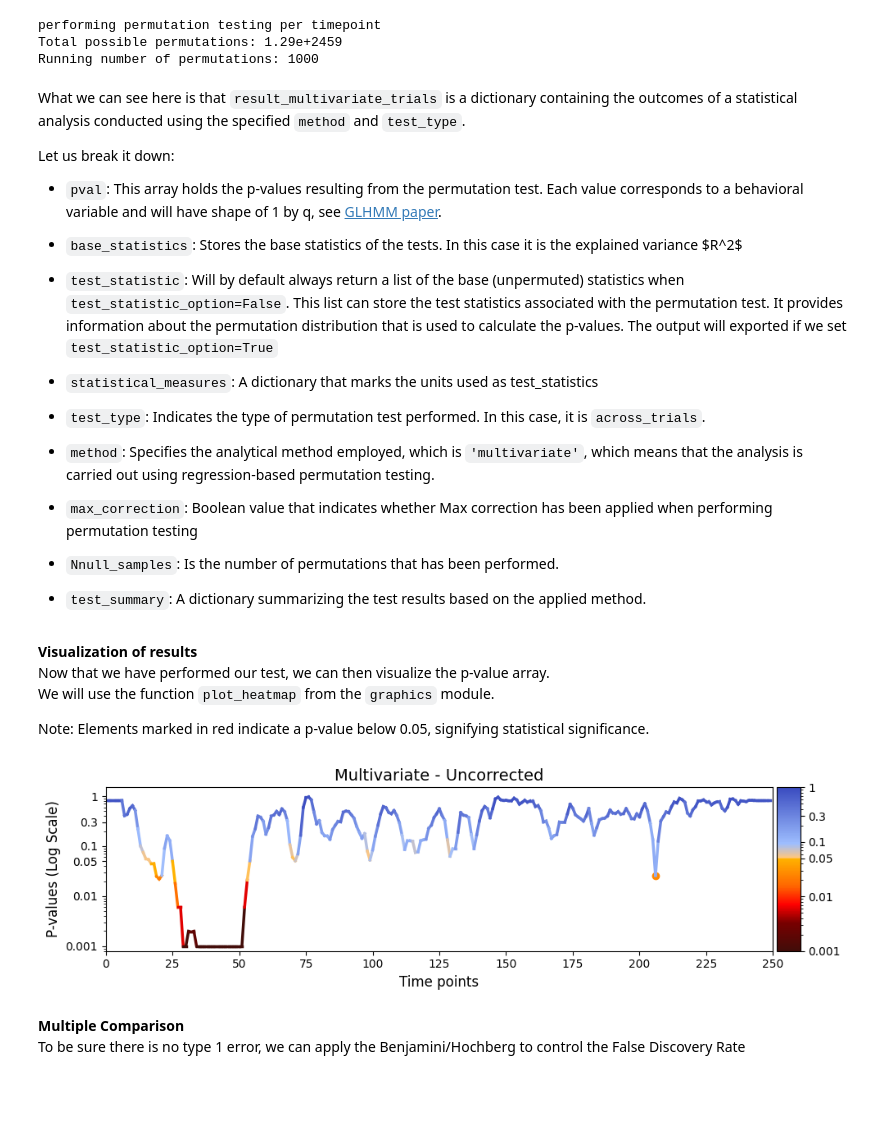
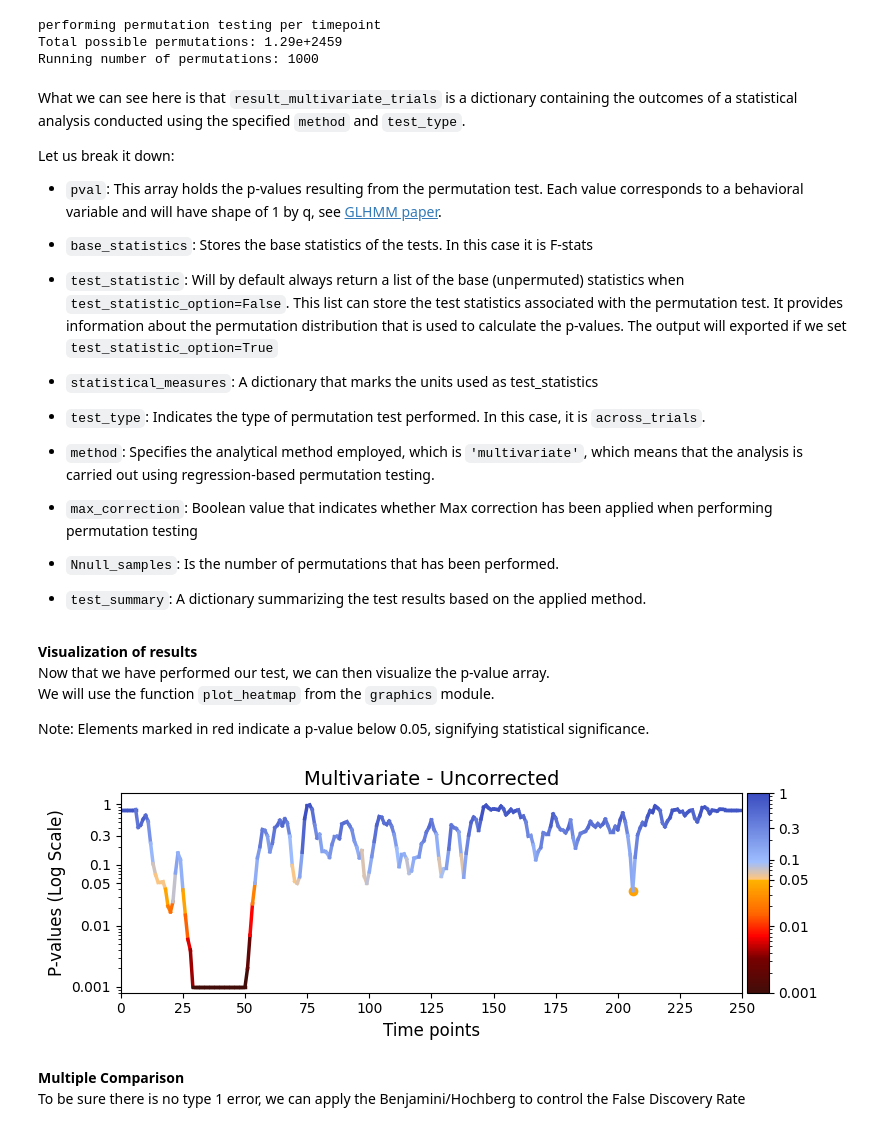
Before and after one commit to vidaurre/glhmm, a Jupyter notebook: docs/notebooks/Testing_across_trials_within_session.ipynb, the cells around one changed output. Saved outputs shown, nothing was run; the diff lists cells and outputs as text; code cells hidden in the pictures; blank space fills up the shorter version.

````diff
--- a/docs/notebooks/Testing_across_trials_within_session.ipynb
+++ b/docs/notebooks/Testing_across_trials_within_session.ipynb
@@ -49,7 +49,7 @@ Let's start by loading the essential data for this tutorial:
 # Get the current directory
 PATH_PARENT = Path.cwd()
 # Path of the location of the data
-PATH_DATA = PATH_PARENT / "data_statistical_testing"
+PATH_DATA = PATH_PARENT / "files" / "data_statistical_testing"
 
 # Load D data
 D_trials = np.load(PATH_DATA/"D_trials.npy")
@@ -166,7 +166,7 @@ print(lag_val)
 **NOTE: It is important to standardise your timeseries and, if necessary, apply other kinds of preprocessing before fitting the model.**\
 This will be done separately for each session/subject as specified in the indices. The data provided here are already close to standardised (so the code below will not do much).
 # %%
-D_con_preproc,_ = preproc.preprocess_data(D_con, idx_con, standardise=True)
+D_con_preproc, _, _ = preproc.preprocess_data(D_con, idx_con, standardise=True)
 # %% [markdown]
 We can now prepare the dataset by using the following function ```preproc.build_data_tde```, so it is ready for the TDE-HMM.\
 The inputs will be the concatenated data (```D_con```), the indices that defines the running period for each trial (```idx_trials```) of the concatenated data, and the lag kernel (```lag_val```) that will run over each trial.
@@ -365,7 +366,7 @@
 Let us break it down:
 * ```pval```: This array holds the p-values resulting from the permutation test. Each value corresponds to a behavioral variable and will have shape of 1 by q, see [GLHMM paper](https://direct.mit.edu/imag/article/doi/10.1162/imag_a_00460/127499/The-Gaussian-Linear-Hidden-Markov-model-a-Python).
 
-* ```base_statistics```: Stores the base statistics of the tests. In this case it is the explained variance $R^2$
+* ```base_statistics```: Stores the base statistics of the tests. In this case it is F-stats
 
 * ```test_statistic```: Will by default always return a list of the base (unpermuted) statistics when ```test_statistic_option=False```. This list can store the test statistics associated with the permutation test. It provides information about the permutation distribution that is used to calculate the p-values. The output will exported if we set ```test_statistic_option=True```
 
@@ -389,15 +390,14 @@ Note: Elements marked in red indicate a p-value below 0.05, signifying statistic
 # %%
 # The alpha score we set for the p-values
 alpha = 0.05
 # Plot p-values
 graphics.plot_p_values_over_time(result_multivariate_trials["pval"],
                                  title_text ="Multivariate - Uncorrected",
-                                 figsize=(10, 3),
                                  xlabel="Time points",
                                  alpha=alpha,
                                  num_x_ticks=11)
 # %% [output]
-[figure, old version]
+[figure, new version]
 # %% [markdown]
 **Multiple Comparison**\
 To be sure there is no type 1 error, we can apply the Benjamini/Hochberg to control the False Discovery Rate
````
Also changed, not shown: parts of 9 cells of this notebook, 22 other files.
